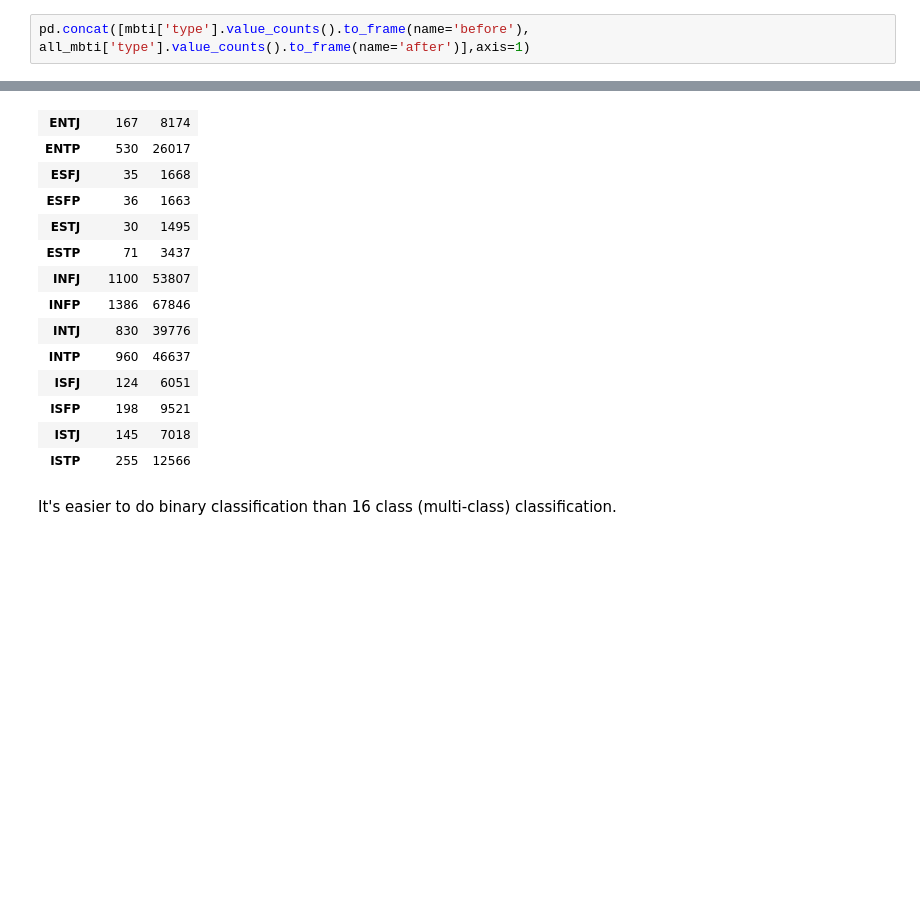
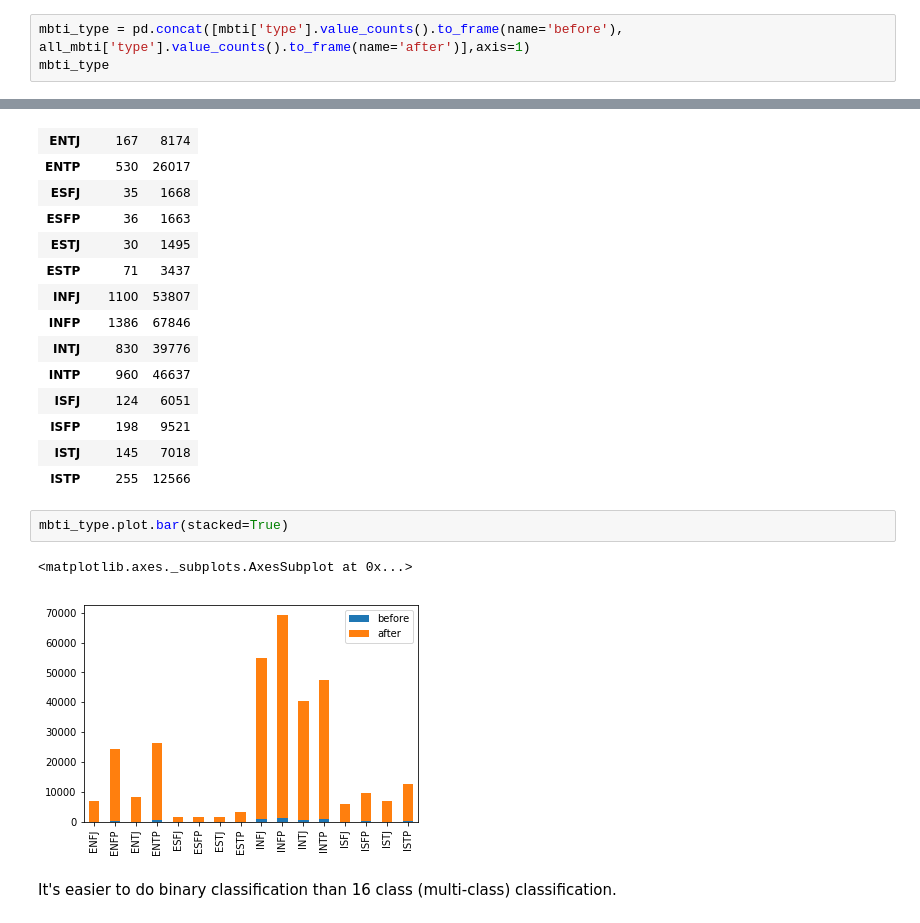
Before and after one commit to Wahe3bru/PersonalityProfiles, a Jupyter notebook: partDeux.ipynb, the cells around one changed output, grey strips where cells are left out. Drawn from its saved outputs; the diff is of its cells as text; blank space fills up the shorter version.

```diff
--- a/partDeux.ipynb
+++ b/partDeux.ipynb
@@ -23,7 +27,8 @@ print(f"before:  {mbti.shape} \nafter: {all_mbti.shape}")
 before:  (6506, 2)
 after: (316548, 2)
 # %%
-pd.concat([mbti['type'].value_counts().to_frame(name='before'), all_mbti['type'].value_counts().to_frame(name='after')],axis=1)
+mbti_type = pd.concat([mbti['type'].value_counts().to_frame(name='before'), all_mbti['type'].value_counts().to_frame(name='after')],axis=1)
+mbti_type
 # %% [output]
 |  | before | after |
 | ENFJ | 143 | 6947 |
@@ -42,6 +47,11 @@ pd.concat([mbti['type'].value_counts().to_frame(name='before'), all_mbti['type']
 | ISFP | 198 | 9521 |
 | ISTJ | 145 | 7018 |
 | ISTP | 255 | 12566 |
+# %%
+mbti_type.plot.bar(stacked=True)
+# %% [output]
+<matplotlib.axes._subplots.AxesSubplot at 0x...>
+[figure, added]
 # %% [markdown]
 It's easier to do binary classification than 16 class (multi-class) classification.
 # %%
```
Also changed, not shown: parts of 15 cells of this notebook, 1 other file.
